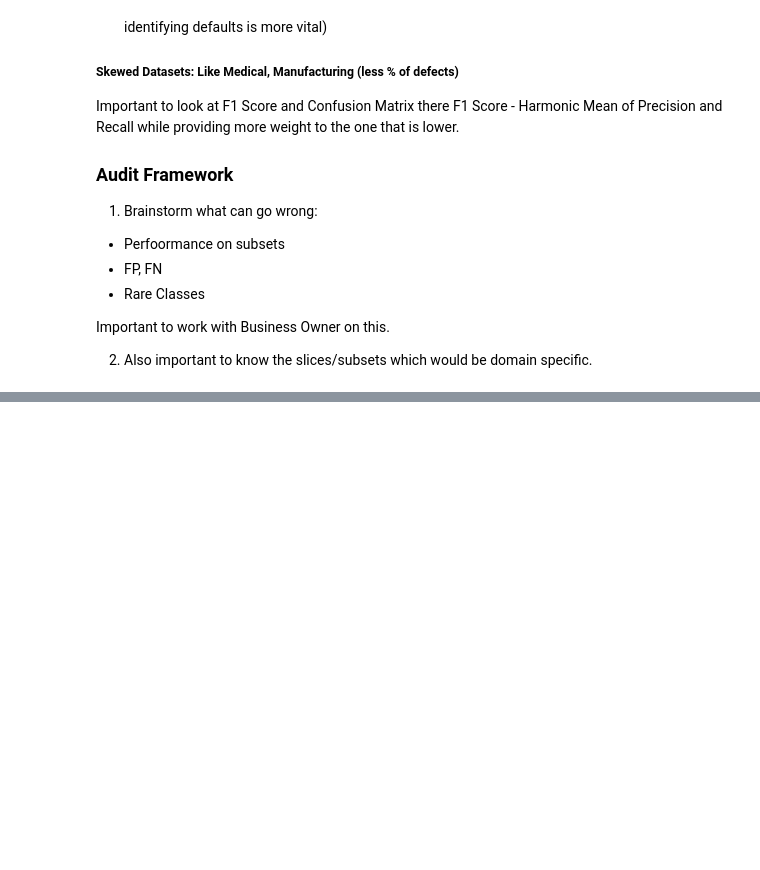
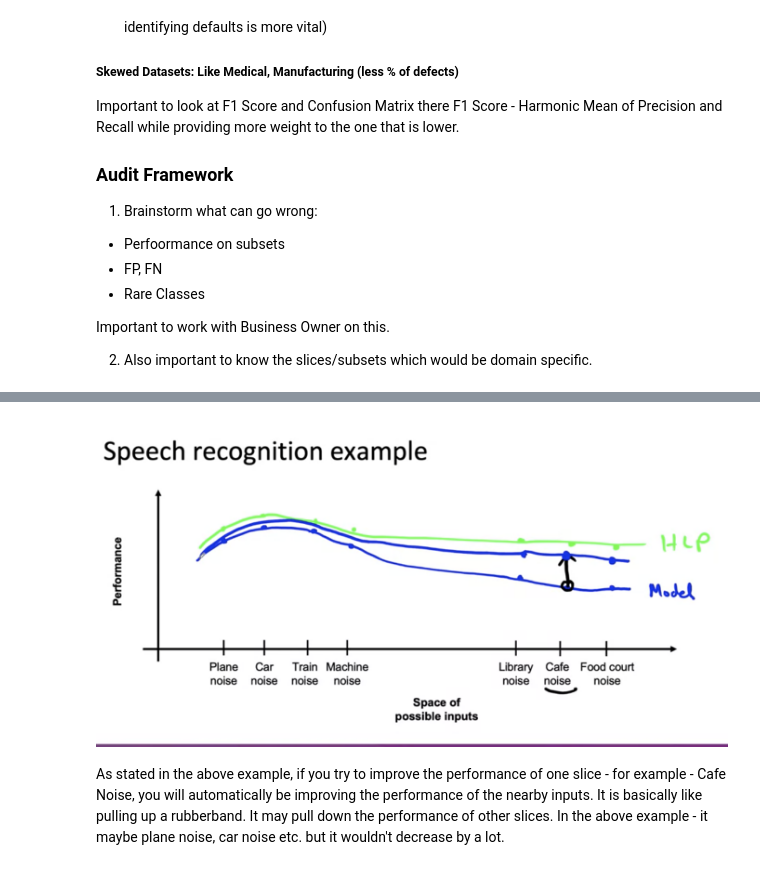
Before and after one commit to mittaldevanshi/always_learning, a Jupyter notebook: MLOPs_Course/Intro to MLOPs.ipynb, the cells around one changed output, grey strips where cells are left out. Saved outputs shown, nothing was run; the diff lists cells and outputs as text; code cells hidden in the pictures; blank space fills up the shorter version.

Commit message:
Completed the basics of MLOps

```diff
--- a/MLOPs_Course/Intro to MLOPs.ipynb
+++ b/MLOPs_Course/Intro to MLOPs.ipynb
@@ -231,0 +239,6 @@ F1 Score - Harmonic Mean of Precision and Recall while providing more weight to
+# %%
+Image("rubberband.png")
+# %% [output]
+[figure, added]
+# %% [markdown]
+As stated in the above example, if you try to improve the performance of one slice - for example - Cafe Noise, you will automatically be improving the performance of the nearby inputs. It is basically like pulling up a rubberband. It may pull down the performance of other slices. In the above example - it maybe plane noise, car noise etc. but it wouldn't decrease by a lot.
```
Also changed, not shown: parts of 11 cells of this notebook.
